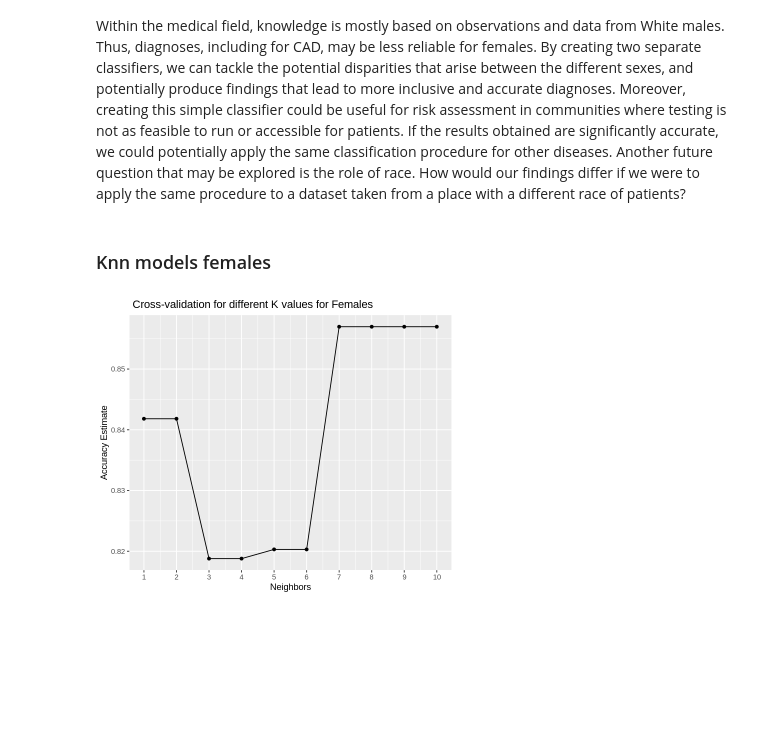
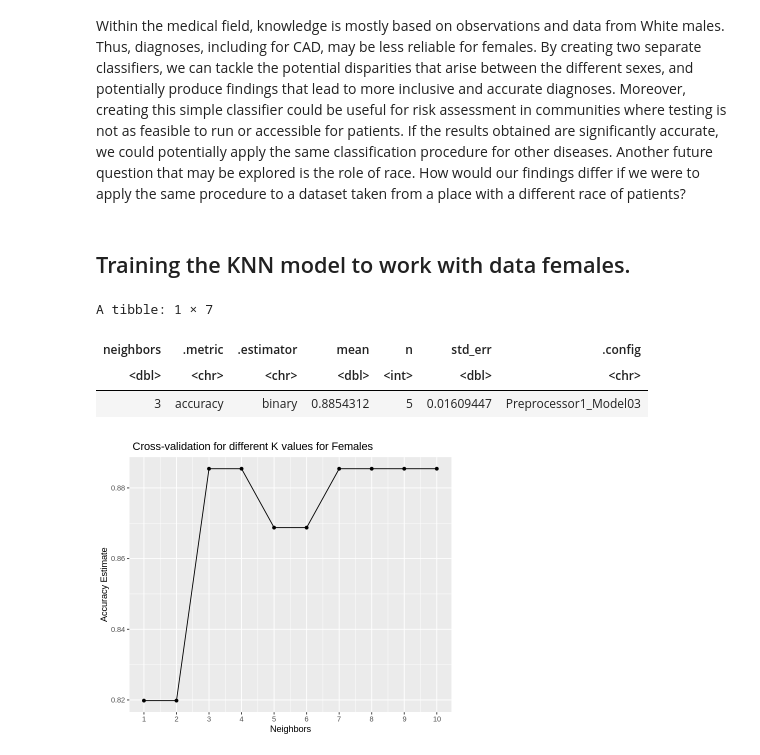
Before and after one commit to szulkifl/dsci-data-analysis-project-44, a Jupyter notebook: project_proposal.ipynb, the cells around one changed output. Saved outputs shown, nothing was run; the diff lists cells and outputs as text; code cells hidden in the pictures; blank space fills up the shorter version.

```diff
--- a/project_proposal.ipynb
+++ b/project_proposal.ipynb
@@ -361,7 +361,7 @@ Our project aims to create two classifiers as well as determine the two k neighb
 If the k neighbour values are very different between males and females, however, this finding could be useful when developing future medical  predictive algorithms. Within the medical field, knowledge is mostly based on observations and data from White males. Thus, diagnoses, including for CAD, may be less reliable for females. By creating two separate classifiers, we can tackle the potential disparities that arise between the different sexes, and potentially produce findings that lead to more inclusive and accurate diagnoses. Moreover,  creating this simple classifier could be useful for risk assessment in communities where testing is not as feasible to run or accessible for patients.
 If the results obtained are significantly accurate, we could potentially apply the same classification procedure for other diseases. Another future question that may be explored is the role of race. How would our findings differ if we were to apply the same procedure to a dataset taken from a place with a different race of patients?
 # %% [markdown]
-### Knn models females
+## Training the KNN model to work with data females.
 # %%
 set.seed(127)
 library(kknn)
@@ -369,42 +369,49 @@ library(kknn)
 options(repr.plot.height = 5, repr.plot.width = 6)
 
 train_female <- hungarian_data_train |>
-filter ( sex == "Female")|>
-filter ( chol != "NA")|>
-filter ( thalac != "NA")|>
-filter ( trestbps != "NA")
+filter ( sex == "Female")
 
 
 recipe_female <- recipe(num ~ age + trestbps + chol+ thalac + oldpeak , data = train_female)|>
-step_scale()|>
-step_center()
+step_scale(all_predictors())|>
+step_center(all_predictors()) |>
+step_impute_mean(all_predictors())
 
-vfold <- vfold_cv(train_female, v = 5, strata = num)
+
+vfold_female <- vfold_cv(train_female, v = 5, strata = num)
 
 model <- nearest_neighbor (weight_func ="rectangular", neighbors = tune())|>
                                 set_engine ("kknn")|>
                                 set_mode ("classification")
 
-values <- tibble(neighbors = seq(from=1, to = 10 , by =1))
+values <- tibble(neighbors = seq(from= 1, to = 10 , by = 1))
 
 knn_female <- workflow() |>
      add_recipe(recipe_female) |>
      add_model(model) |>
-       tune_grid(resamples = vfold, grid = values) |>
-       collect_metrics()
+     tune_grid(resamples = vfold_female, grid = values) |>
+     collect_metrics()
 
 accuracy_female<- knn_female |>
       filter(.metric == "accuracy")
 
 
 cross_val_females <- ggplot(accuracy_female, aes(x = neighbors, y = mean))+
            geom_point() +
            geom_line() +
            labs(x = "Neighbors", y = "Accuracy Estimate") +
             ggtitle (" Cross-validation for different K values for Females")+
 scale_x_continuous(breaks = 1:10)
 
+accuracy_female_max <- accuracy_female |>
+                       arrange(desc(mean)) |>
+                       slice(1)
 
+accuracy_female_max
 cross_val_females
 # %% [output]
+A tibble: 1 × 7
+| neighbors | .metric | .estimator | mean | n | std_err | .config |
+| <dbl> | <chr> | <chr> | <dbl> | <int> | <dbl> | <chr> |
+| 3 | accuracy | binary | 0.8854312 | 5 | 0.01609447 | Preprocessor1_Model03 |
-[figure, old version]
+[figure, new version]
```
Also changed, not shown: parts of 8 cells of this notebook.
